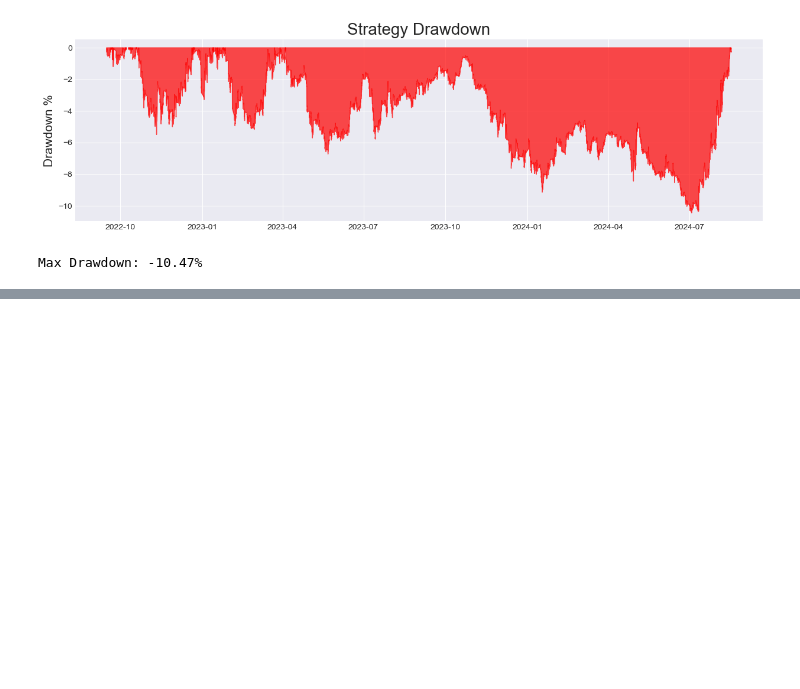
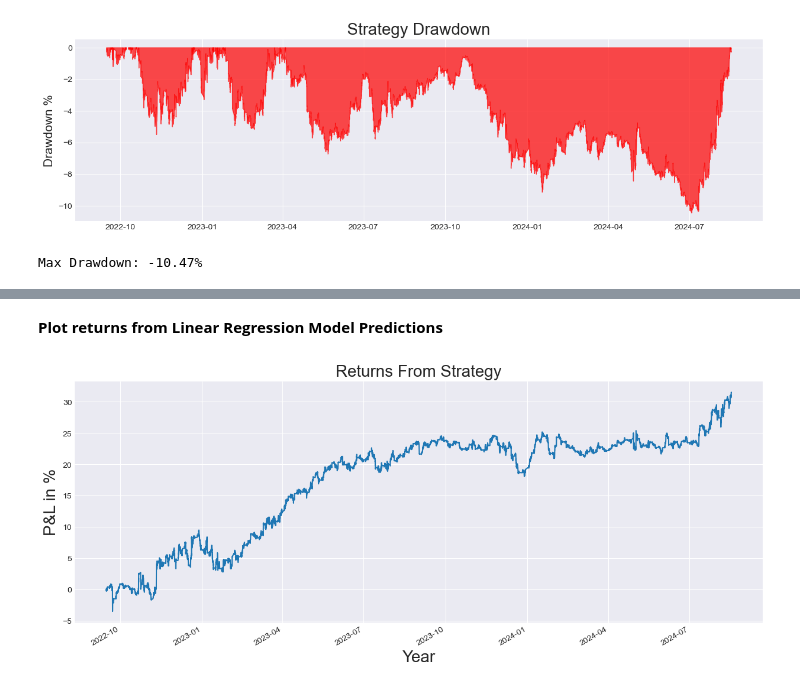
Before and after one commit to YarosInter/Time-Series-Support-Vector-Machine, a Jupyter notebook: Support Vector Machine Model.ipynb, the cells around one changed output, grey strips where cells are left out. Drawn from its saved outputs; the diff is of its cells as text; code cells hidden in the pictures; blank space fills up the shorter version.

```diff
--- a/Support Vector Machine Model.ipynb
+++ b/Support Vector Machine Model.ipynb
@@ -284,0 +314,3 @@ Max Drawdown: -10.47%
+# %%
+returns2 = backtest.compute_strategy_returns(y_test, predictions2)
+returns2
@@ -284,0 +332,6 @@ Max Drawdown: -10.47%
+# %% [markdown]
+**Plot returns from Linear Regression Model Predictions**
+# %%
+backtest.plot_returns(returns2["returns"])
+# %% [output]
+[figure, added]
```
Also changed, not shown: parts of 16 cells of this notebook.
